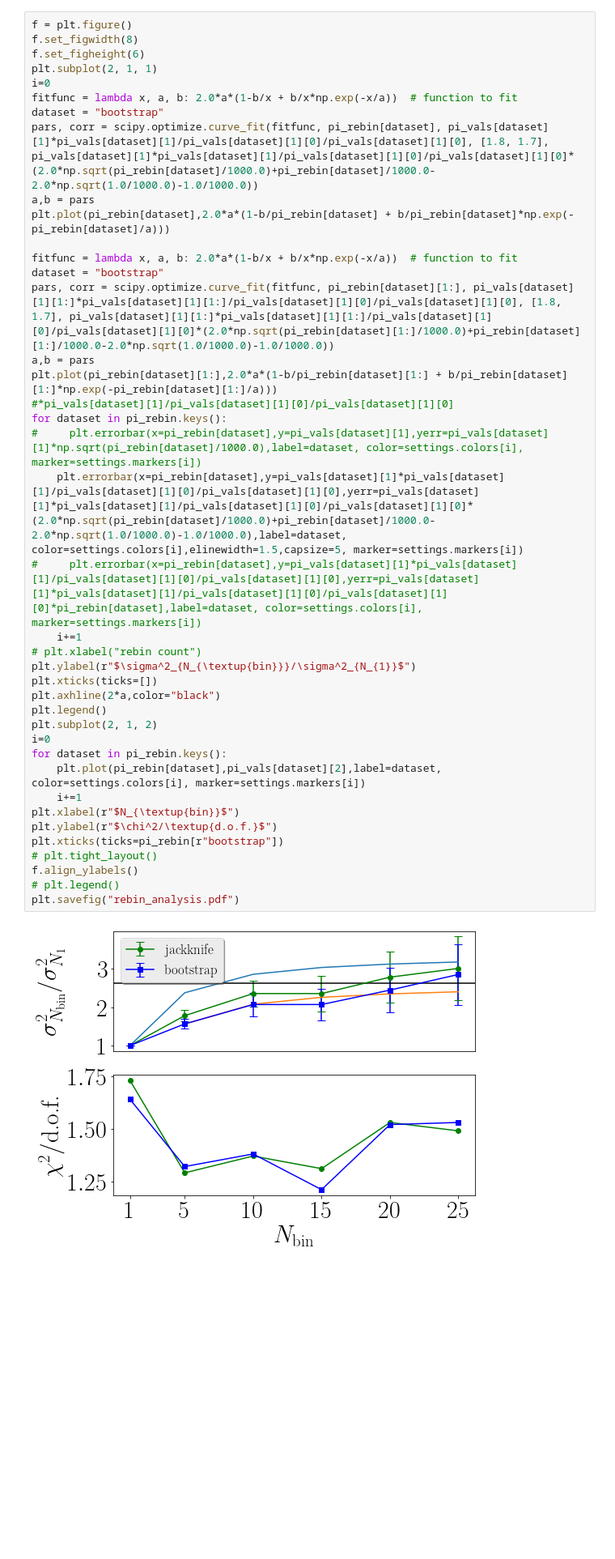
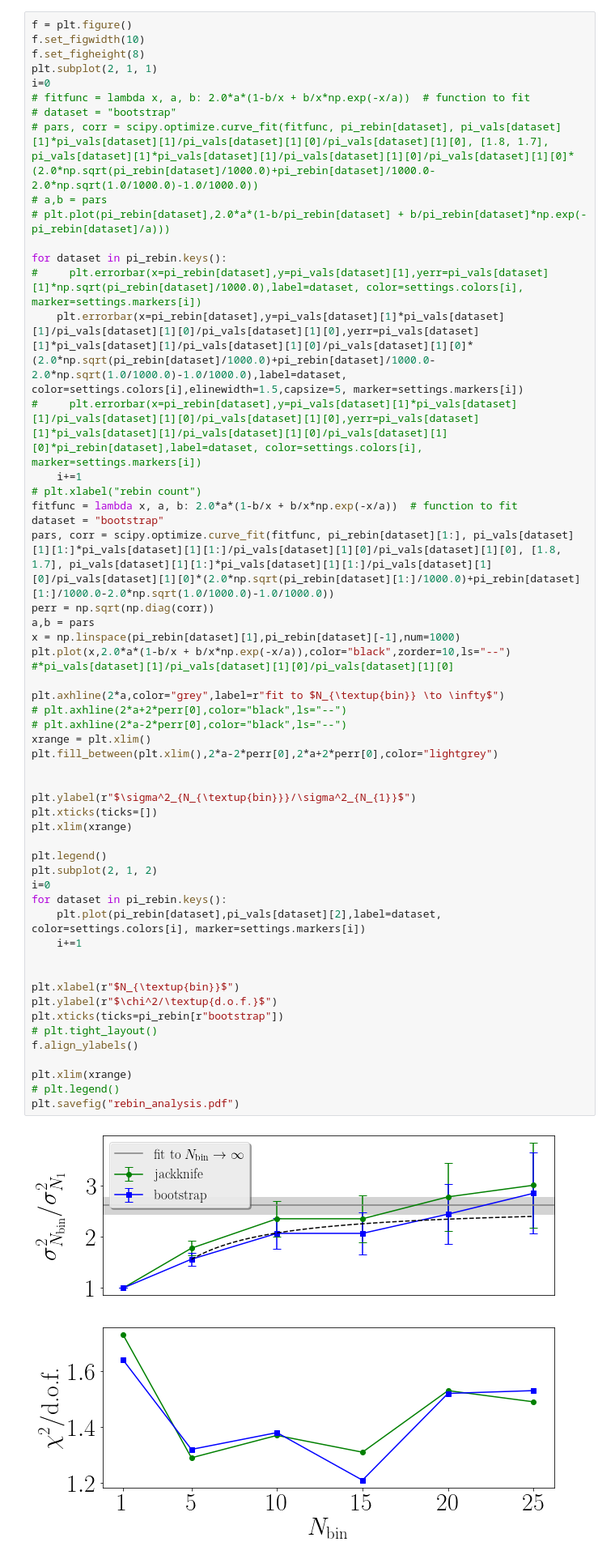
Before and after one commit to xinucode/sigmond_python_plots, a Jupyter notebook: rebin/rebin_analysis_no2.ipynb, the cells around one changed output. Shown at 81% size. Cells and saved outputs as stored; diff of their text form; blank space fills up the shorter version.

```diff
--- a/rebin/rebin_analysis_no2.ipynb
+++ b/rebin/rebin_analysis_no2.ipynb
@@ -196,43 +197,58 @@ plt.savefig("rebin_analysis.pdf")
 [figure]
 # %%
 f = plt.figure()
-f.set_figwidth(8)
-f.set_figheight(6)
+f.set_figwidth(10)
+f.set_figheight(8)
 plt.subplot(2, 1, 1)
 i=0
-fitfunc = lambda x, a, b: 2.0*a*(1-b/x + b/x*np.exp(-x/a))  # function to fit
-dataset = "bootstrap"
-pars, corr = scipy.optimize.curve_fit(fitfunc, pi_rebin[dataset], pi_vals[dataset][1]*pi_vals[dataset][1]/pi_vals[dataset][1][0]/pi_vals[dataset][1][0], [1.8, 1.7], pi_vals[dataset][1]*pi_vals[dataset][1]/pi_vals[dataset][1][0]/pi_vals[dataset][1][0]*(2.0*np.sqrt(pi_rebin[dataset]/1000.0)+pi_rebin[dataset]/1000.0-2.0*np.sqrt(1.0/1000.0)-1.0/1000.0))
-a,b = pars
-plt.plot(pi_rebin[dataset],2.0*a*(1-b/pi_rebin[dataset] + b/pi_rebin[dataset]*np.exp(-pi_rebin[dataset]/a)))
+# fitfunc = lambda x, a, b: 2.0*a*(1-b/x + b/x*np.exp(-x/a))  # function to fit
+# dataset = "bootstrap"
+# pars, corr = scipy.optimize.curve_fit(fitfunc, pi_rebin[dataset], pi_vals[dataset][1]*pi_vals[dataset][1]/pi_vals[dataset][1][0]/pi_vals[dataset][1][0], [1.8, 1.7], pi_vals[dataset][1]*pi_vals[dataset][1]/pi_vals[dataset][1][0]/pi_vals[dataset][1][0]*(2.0*np.sqrt(pi_rebin[dataset]/1000.0)+pi_rebin[dataset]/1000.0-2.0*np.sqrt(1.0/1000.0)-1.0/1000.0))
+# a,b = pars
+# plt.plot(pi_rebin[dataset],2.0*a*(1-b/pi_rebin[dataset] + b/pi_rebin[dataset]*np.exp(-pi_rebin[dataset]/a)))
 
-fitfunc = lambda x, a, b: 2.0*a*(1-b/x + b/x*np.exp(-x/a))  # function to fit
-dataset = "bootstrap"
-pars, corr = scipy.optimize.curve_fit(fitfunc, pi_rebin[dataset][1:], pi_vals[dataset][1][1:]*pi_vals[dataset][1][1:]/pi_vals[dataset][1][0]/pi_vals[dataset][1][0], [1.8, 1.7], pi_vals[dataset][1][1:]*pi_vals[dataset][1][1:]/pi_vals[dataset][1][0]/pi_vals[dataset][1][0]*(2.0*np.sqrt(pi_rebin[dataset][1:]/1000.0)+pi_rebin[dataset][1:]/1000.0-2.0*np.sqrt(1.0/1000.0)-1.0/1000.0))
-a,b = pars
-plt.plot(pi_rebin[dataset][1:],2.0*a*(1-b/pi_rebin[dataset][1:] + b/pi_rebin[dataset][1:]*np.exp(-pi_rebin[dataset][1:]/a)))
-#*pi_vals[dataset][1]/pi_vals[dataset][1][0]/pi_vals[dataset][1][0]
 for dataset in pi_rebin.keys():
 #     plt.errorbar(x=pi_rebin[dataset],y=pi_vals[dataset][1],yerr=pi_vals[dataset][1]*np.sqrt(pi_rebin[dataset]/1000.0),label=dataset, color=settings.colors[i], marker=settings.markers[i])
     plt.errorbar(x=pi_rebin[dataset],y=pi_vals[dataset][1]*pi_vals[dataset][1]/pi_vals[dataset][1][0]/pi_vals[dataset][1][0],yerr=pi_vals[dataset][1]*pi_vals[dataset][1]/pi_vals[dataset][1][0]/pi_vals[dataset][1][0]*(2.0*np.sqrt(pi_rebin[dataset]/1000.0)+pi_rebin[dataset]/1000.0-2.0*np.sqrt(1.0/1000.0)-1.0/1000.0),label=dataset, color=settings.colors[i],elinewidth=1.5,capsize=5, marker=settings.markers[i])
 #     plt.errorbar(x=pi_rebin[dataset],y=pi_vals[dataset][1]*pi_vals[dataset][1]/pi_vals[dataset][1][0]/pi_vals[dataset][1][0],yerr=pi_vals[dataset][1]*pi_vals[dataset][1]/pi_vals[dataset][1][0]/pi_vals[dataset][1][0]*pi_rebin[dataset],label=dataset, color=settings.colors[i], marker=settings.markers[i])
     i+=1
 # plt.xlabel("rebin count")
+fitfunc = lambda x, a, b: 2.0*a*(1-b/x + b/x*np.exp(-x/a))  # function to fit
+dataset = "bootstrap"
+pars, corr = scipy.optimize.curve_fit(fitfunc, pi_rebin[dataset][1:], pi_vals[dataset][1][1:]*pi_vals[dataset][1][1:]/pi_vals[dataset][1][0]/pi_vals[dataset][1][0], [1.8, 1.7], pi_vals[dataset][1][1:]*pi_vals[dataset][1][1:]/pi_vals[dataset][1][0]/pi_vals[dataset][1][0]*(2.0*np.sqrt(pi_rebin[dataset][1:]/1000.0)+pi_rebin[dataset][1:]/1000.0-2.0*np.sqrt(1.0/1000.0)-1.0/1000.0))
+perr = np.sqrt(np.diag(corr))
+a,b = pars
+x = np.linspace(pi_rebin[dataset][1],pi_rebin[dataset][-1],num=1000)
+plt.plot(x,2.0*a*(1-b/x + b/x*np.exp(-x/a)),color="black",zorder=10,ls="--")
+#*pi_vals[dataset][1]/pi_vals[dataset][1][0]/pi_vals[dataset][1][0]
+
+plt.axhline(2*a,color="grey",label=r"fit to $N_{\textup{bin}} \to \infty$")
+# plt.axhline(2*a+2*perr[0],color="black",ls="--")
+# plt.axhline(2*a-2*perr[0],color="black",ls="--")
+xrange = plt.xlim()
+plt.fill_between(plt.xlim(),2*a-2*perr[0],2*a+2*perr[0],color="lightgrey")
+
+
 plt.ylabel(r"$\sigma^2_{N_{\textup{bin}}}/\sigma^2_{N_{1}}$")
 plt.xticks(ticks=[])
-plt.axhline(2*a,color="black")
+plt.xlim(xrange)
+
 plt.legend()
 plt.subplot(2, 1, 2)
 i=0
 for dataset in pi_rebin.keys():
     plt.plot(pi_rebin[dataset],pi_vals[dataset][2],label=dataset, color=settings.colors[i], marker=settings.markers[i])
     i+=1
+
+
 plt.xlabel(r"$N_{\textup{bin}}$")
 plt.ylabel(r"$\chi^2/\textup{d.o.f.}$")
 plt.xticks(ticks=pi_rebin[r"bootstrap"])
 # plt.tight_layout()
 f.align_ylabels()
+
+plt.xlim(xrange)
 # plt.legend()
 plt.savefig("rebin_analysis.pdf")
 # %% [output]
-[figure, old version]
+[figure, new version]
```
Also changed, not shown: parts of 2 cells of this notebook, 2 other files.
